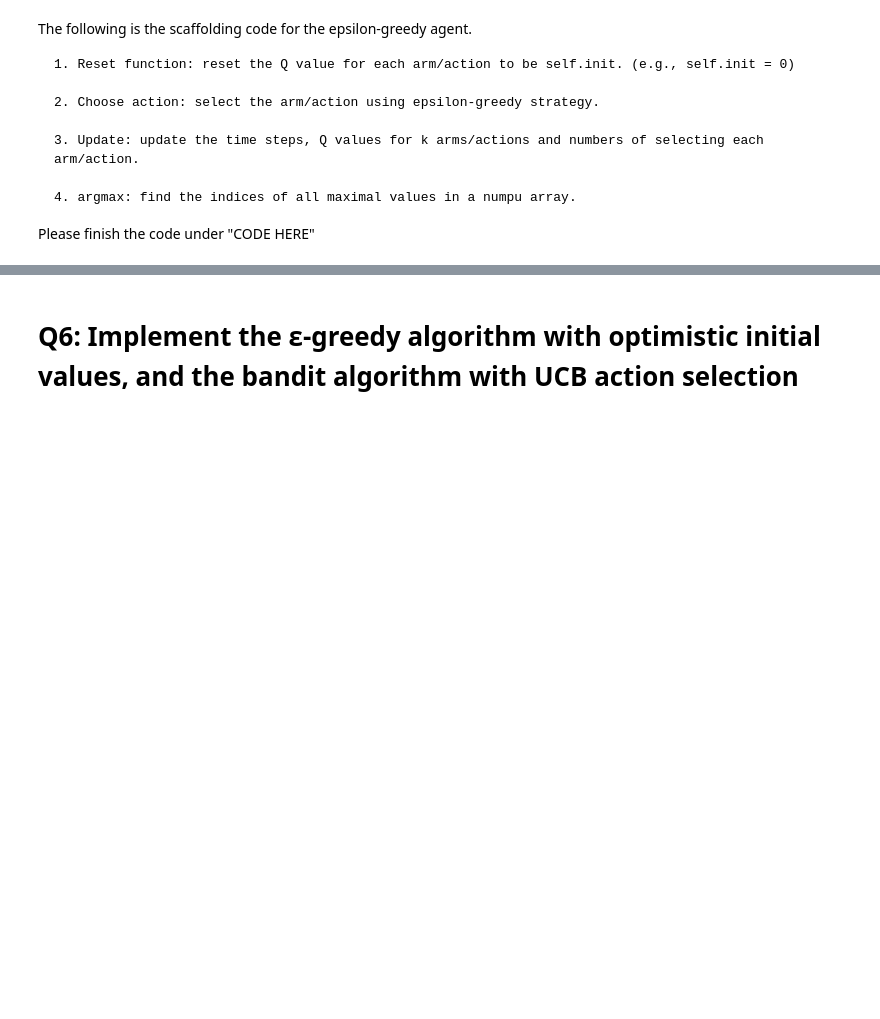
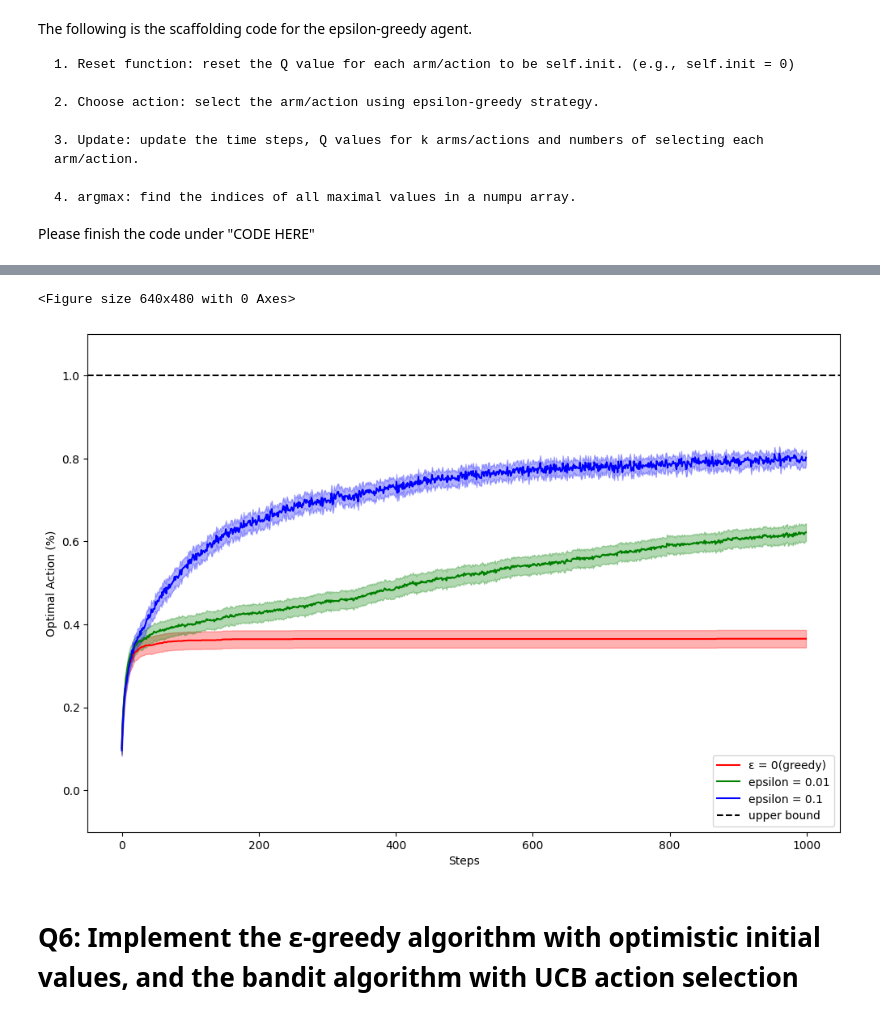
Before and after one commit to isadhwani/rl-2, a Jupyter notebook: ex1_fall24.ipynb, the cells around one changed output, grey strips where cells are left out. Cells and saved outputs as stored; diff of their text form; code cells hidden in the pictures; blank space fills up the shorter version.

```diff
--- a/ex1_fall24.ipynb
+++ b/ex1_fall24.ipynb
@@ -291,3 +337,14 @@ plot_curves([action_array_for_first_method],
+# %%
+# Plot the "% Optimal action" figure
+max_percent_array = np.ones(time_step)
+plot_curves([results_action, results_action_second, results_action_third],
+            ["\u03B5 = 0(greedy)", "\u03B5 = 0.01", "\u03B5 = 0.1"],
+            ["red", "green", "blue"],
+            max_percent_array, # should be 100%
+            "Optimal Action (%)")
+# %% [output]
+<Figure size 640x480 with 0 Axes>
+[figure, added]
 # %% [markdown]
 # Q6: Implement the ε-greedy algorithm with optimistic initial values, and the bandit algorithm with UCB action selection
 # %%
```
Also changed, not shown: parts of 12 cells of this notebook.
